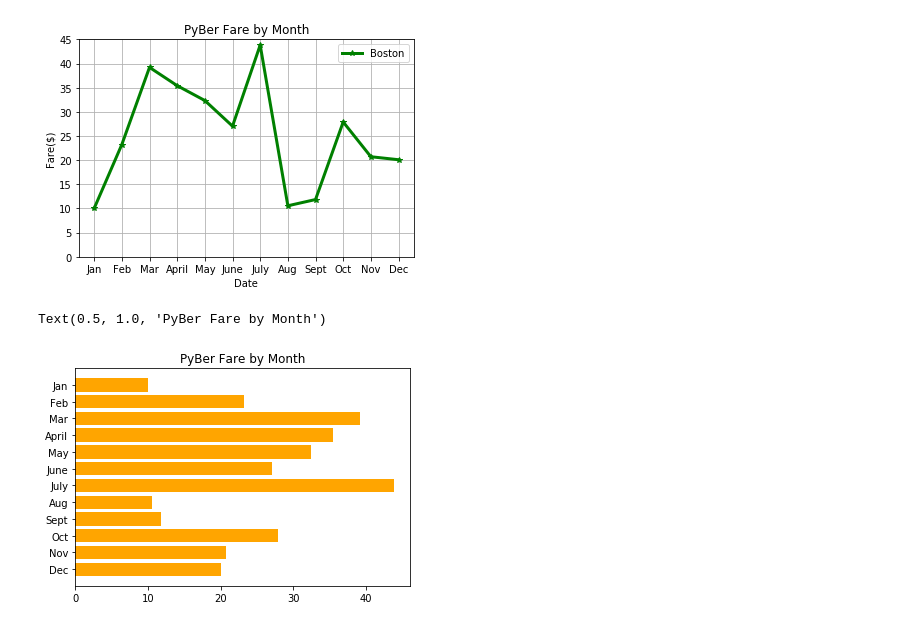
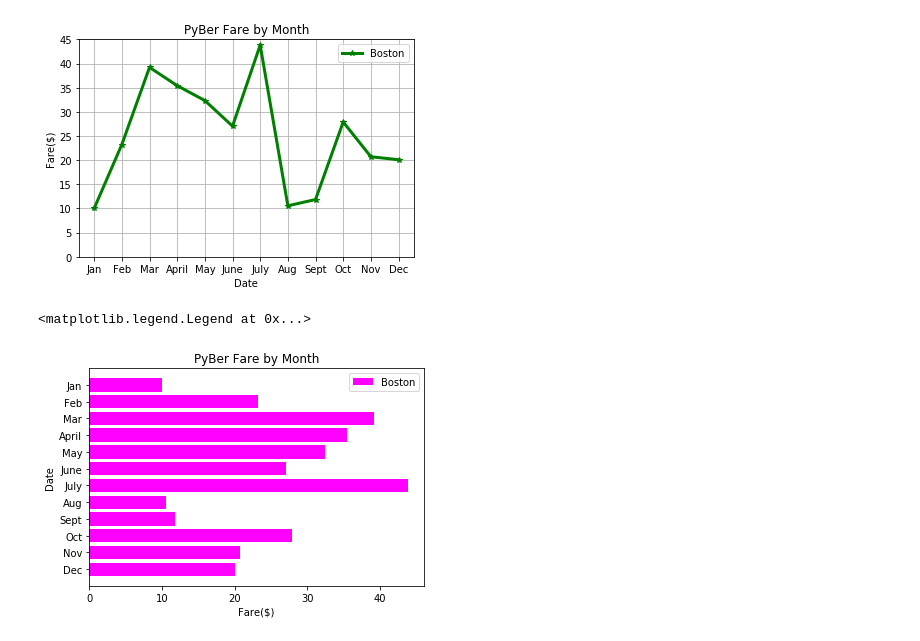
Before and after one commit to misterfoxy/pyber, a Jupyter notebook: Module_Practice.ipynb, the cells around one changed output. Drawn from its saved outputs; the diff is of its cells as text; code cells hidden in the pictures.

```diff
--- a/Module_Practice.ipynb
+++ b/Module_Practice.ipynb
@@ -25,12 +25,12 @@ y_axis = [10.02, 23.24, 39.20, 35.42, 32.34, 27.04, 43.82, 10.56, 11.85, 27.90,
 # %%
 plt.barh(x_axis, y_axis, color="magenta", label="Boston")
 plt.gca().invert_yaxis()
-# plt.label("Date")
-# plt.ylabel("Fare($)")
+plt.ylabel("Date")
+plt.xlabel("Fare($)")
 # Create a title.
 plt.title("PyBer Fare by Month")
 # Add the legend.
-# plt.legend()
+plt.legend()
 # %% [output]
-Text(0.5, 1.0, 'PyBer Fare by Month')
+<matplotlib.legend.Legend at 0x...>
-[figure, old version]
+[figure, new version]
```
Also changed, not shown: parts of 3 cells of this notebook.
